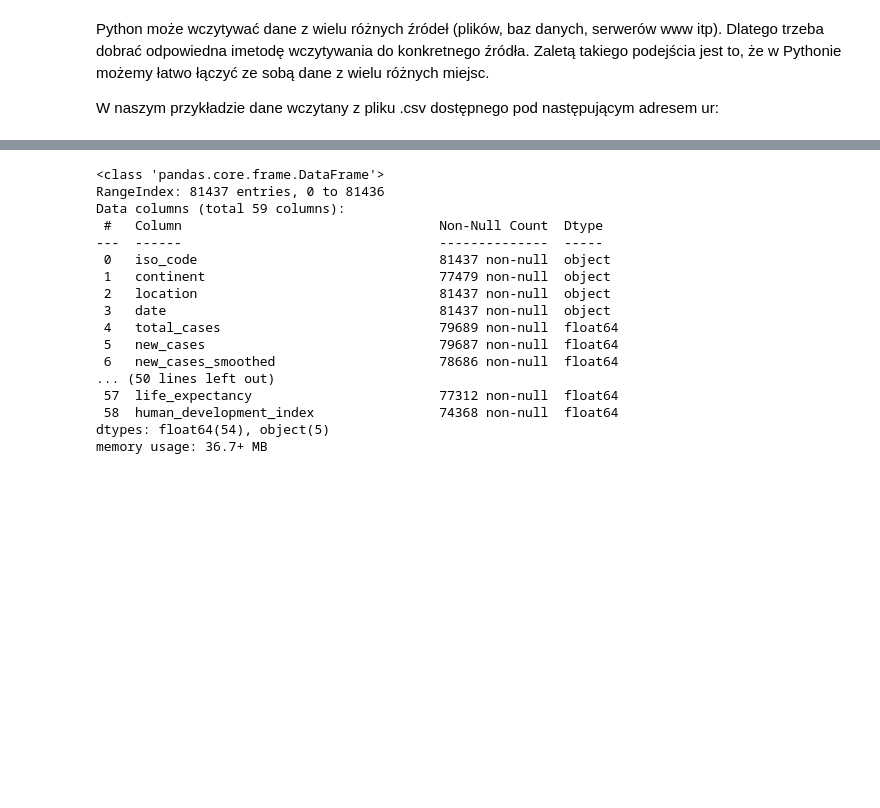
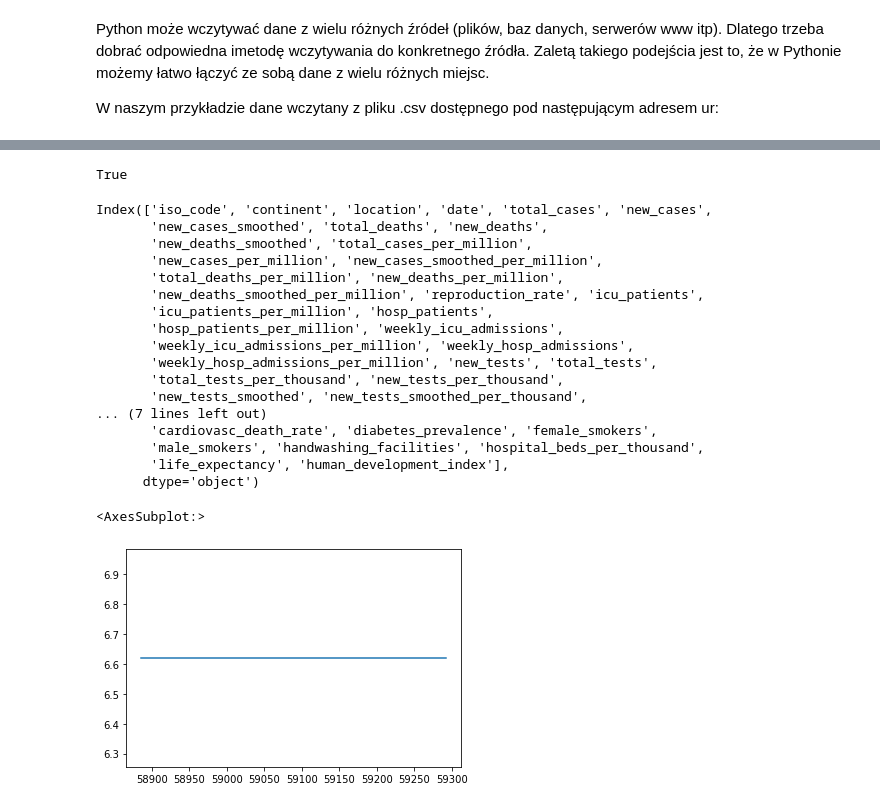
Before and after one commit to kali11/covid19, a Jupyter notebook: covid.ipynb, the cells around one changed output, grey strips where cells are left out. Drawn from its saved outputs; the diff is of its cells as text; code cells hidden in the pictures; blank space fills up the shorter version.

```diff
--- a/covid.ipynb
+++ b/covid.ipynb
@@ -42,20 +42,29 @@ data
+# %%
+'World' in data['location'].unique()
+# %% [output]
+True
 # %%
-data.info()
+data.columns
 # %% [output]
-<class 'pandas.core.frame.DataFrame'>
-RangeIndex: 81437 entries, 0 to 81436
-Data columns (total 59 columns):
- #   Column                                 Non-Null Count  Dtype
----  ------                                 --------------  -----
- 0   iso_code                               81437 non-null  object
- 1   continent                              77479 non-null  object
- 2   location                               81437 non-null  object
- 3   date                                   81437 non-null  object
- 4   total_cases                            79689 non-null  float64
- 5   new_cases                              79687 non-null  float64
- 6   new_cases_smoothed                     78686 non-null  float64
-... (50 lines left out)
- 57  life_expectancy                        77312 non-null  float64
- 58  human_development_index                74368 non-null  float64
-dtypes: float64(54), object(5)
-memory usage: 36.7+ MB
+Index(['iso_code', 'continent', 'location', 'date', 'total_cases', 'new_cases',
+       'new_cases_smoothed', 'total_deaths', 'new_deaths',
+       'new_deaths_smoothed', 'total_cases_per_million',
+       'new_cases_per_million', 'new_cases_smoothed_per_million',
+       'total_deaths_per_million', 'new_deaths_per_million',
+       'new_deaths_smoothed_per_million', 'reproduction_rate', 'icu_patients',
+       'icu_patients_per_million', 'hosp_patients',
+       'hosp_patients_per_million', 'weekly_icu_admissions',
+       'weekly_icu_admissions_per_million', 'weekly_hosp_admissions',
+       'weekly_hosp_admissions_per_million', 'new_tests', 'total_tests',
+       'total_tests_per_thousand', 'new_tests_per_thousand',
+       'new_tests_smoothed', 'new_tests_smoothed_per_thousand',
+... (7 lines left out)
+       'cardiovasc_death_rate', 'diabetes_prevalence', 'female_smokers',
+       'male_smokers', 'handwashing_facilities', 'hospital_beds_per_thousand',
+       'life_expectancy', 'human_development_index'],
+      dtype='object')
+# %%
+data[data['location']=='Poland']['hospital_beds_per_thousand'].plot()
+# %% [output]
+<AxesSubplot:>
+[figure, added]
```
Also changed, not shown: parts of 21 cells of this notebook.
